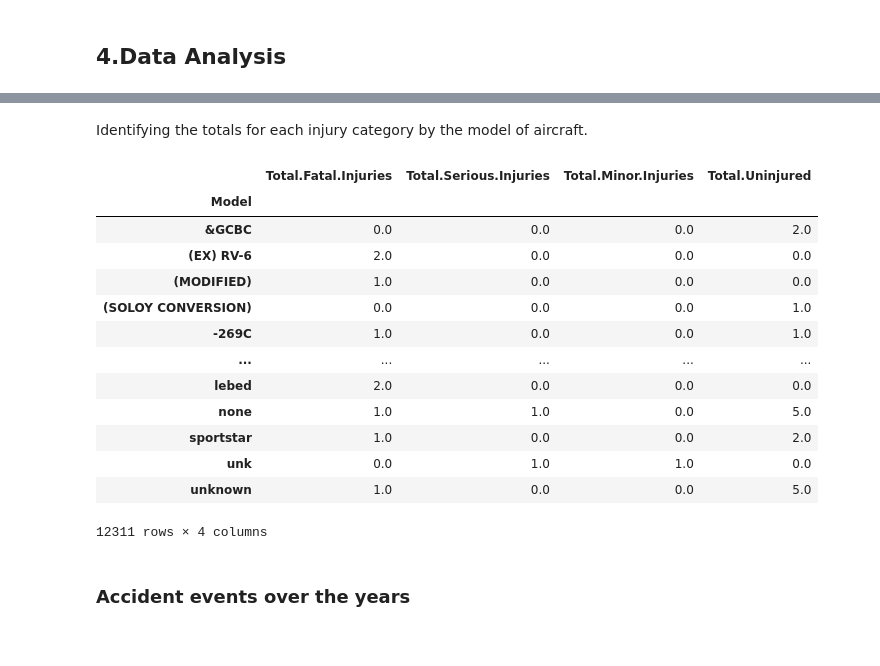
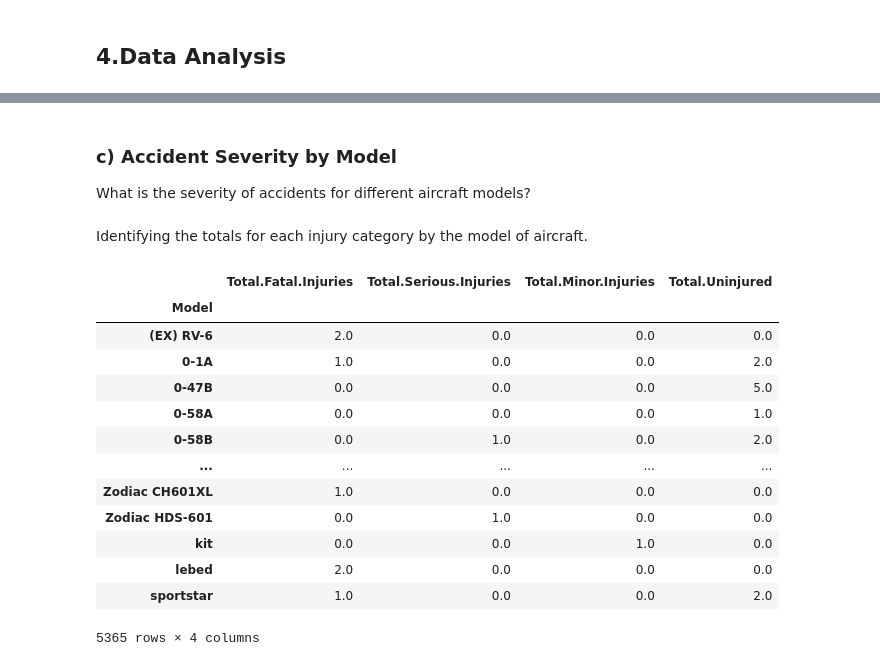
Before and after one commit to Mau-Wambugu/Aircraft-Accidents-Analysis-, a Jupyter notebook: Aviation-Accidents-Analysis.ipynb, the cells around one changed output, grey strips where cells are left out. Saved outputs shown, nothing was run; the diff lists cells and outputs as text; code cells hidden in the pictures.

```diff
--- a/Aviation-Accidents-Analysis.ipynb
+++ b/Aviation-Accidents-Analysis.ipynb
@@ -46,6 +47,6 @@ import seaborn as sns
 In the cell below, load the 'Aviation_Data.csv' file.
 # %%
-df=pd.read_csv('AviationData.csv', encoding='latin-1') #loading the csv file
+df=pd.read_csv('Data/AviationData.csv', encoding='latin-1') #loading the csv file
 df.head() #accessing the first 5 rows of the dataframe
 # %% [output]
 |  | Event.Id | Investigation.Type | Accident.Number | Event.Date | Location | Country | Latitude | Longitude | ... |
@@ -241,0 +245,3 @@ What is the distribution of number of accidents per aircraft model?Which categor
+# %%
+new_df=df[df['Aircraft.Category']=='Airplane']#selecting rows whose aircraft category is airplane
+new_df
@@ -326,24 +391,27 @@ ax2.set_title("Last 5 Broad phase of flight by number of accidents");
+# %% [markdown]
+### c) Accident Severity by Model
+
+What is the severity of accidents for different aircraft models?
 # %% [markdown]
 Identifying the totals for each injury category by the model of aircraft.
 # %%
-df.groupby('Model').agg({'Total.Fatal.Injuries':'sum',
+agg_data=new_df.groupby('Model').agg({'Total.Fatal.Injuries':'sum',
                          'Total.Serious.Injuries':'sum',
                          'Total.Minor.Injuries':'sum',
-                         'Total.Uninjured':'sum'})
+                         'Total.Uninjured':'sum'})#getting sum of each level of severity of accidents per model
+agg_data
 # %% [output]
 |  | Total.Fatal.Injuries | Total.Serious.Injuries | Total.Minor.Injuries | Total.Uninjured |
 | Model |  |  |  |  |
-| &GCBC | 0.0 | 0.0 | 0.0 | 2.0 |
 | (EX) RV-6 | 2.0 | 0.0 | 0.0 | 0.0 |
-| (MODIFIED) | 1.0 | 0.0 | 0.0 | 0.0 |
-| (SOLOY CONVERSION) | 0.0 | 0.0 | 0.0 | 1.0 |
-| -269C | 1.0 | 0.0 | 0.0 | 1.0 |
+| 0-1A | 1.0 | 0.0 | 0.0 | 2.0 |
+| 0-47B | 0.0 | 0.0 | 0.0 | 5.0 |
+| 0-58A | 0.0 | 0.0 | 0.0 | 1.0 |
+| 0-58B | 0.0 | 1.0 | 0.0 | 2.0 |
 | ... | ... | ... | ... | ... |
+| Zodiac CH601XL | 1.0 | 0.0 | 0.0 | 0.0 |
+| Zodiac HDS-601 | 0.0 | 1.0 | 0.0 | 0.0 |
+| kit | 0.0 | 0.0 | 1.0 | 0.0 |
 | lebed | 2.0 | 0.0 | 0.0 | 0.0 |
-| none | 1.0 | 1.0 | 0.0 | 5.0 |
 | sportstar | 1.0 | 0.0 | 0.0 | 2.0 |
-| unk | 0.0 | 1.0 | 1.0 | 0.0 |
-| unknown | 1.0 | 0.0 | 0.0 | 5.0 |
-12311 rows × 4 columns
+5365 rows × 4 columns
-# %% [markdown]
-### Accident events over the years
```
Also changed, not shown: parts of 19 cells of this notebook, 15 other files.
